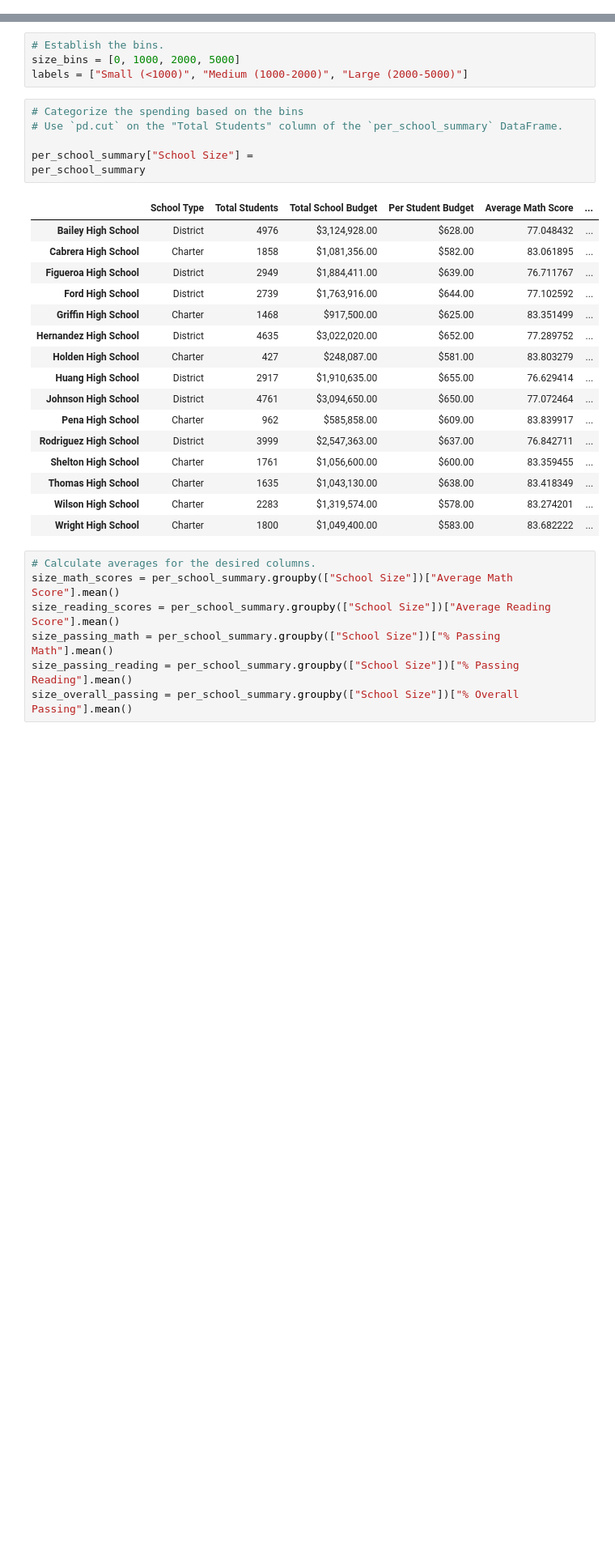
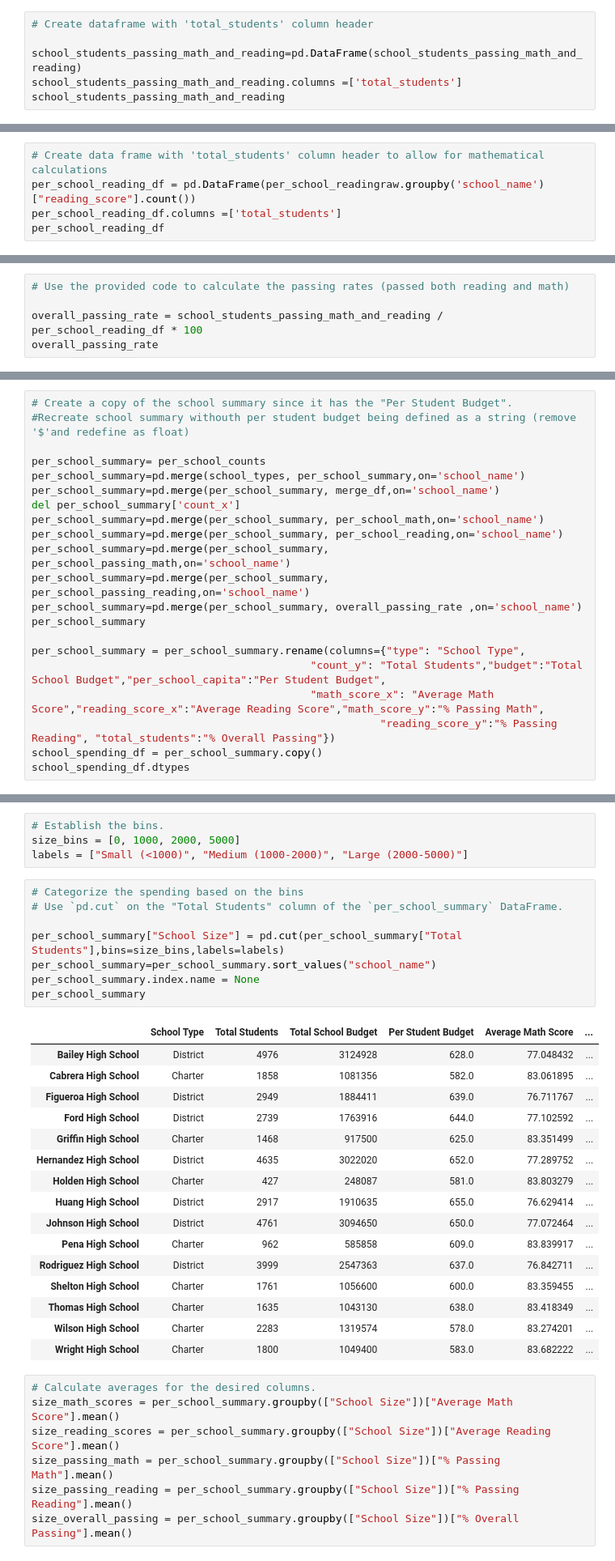
Before and after one commit to nooshi87/pandas-challenge, a Jupyter notebook: PyCitySchools/PyCitySchools_starter.ipynb, the cells around one changed output, grey strips where cells are left out. Shown at 81% size. Saved outputs shown, nothing was run; the diff lists cells and outputs as text; blank space fills up the shorter version.

```diff
--- a/PyCitySchools/PyCitySchools_starter.ipynb
+++ b/PyCitySchools/PyCitySchools_starter.ipynb
@@ -157,0 +431,6 @@ per_school_summary
+# %%
+# Create dataframe with 'total_students' column header
+
+school_students_passing_math_and_reading=pd.DataFrame(school_students_passing_math_and_reading)
+school_students_passing_math_and_reading.columns =['total_students']
+school_students_passing_math_and_reading
@@ -157,0 +455,5 @@ per_school_summary
+# %%
+# Create data frame with 'total_students' column header to allow for mathematical calculations
+per_school_reading_df = pd.DataFrame(per_school_readingraw.groupby('school_name')["reading_score"].count())
+per_school_reading_df.columns =['total_students']
+per_school_reading_df
@@ -157,0 +478,5 @@ per_school_summary
+# %%
+# Use the provided code to calculate the passing rates (passed both reading and math)
+
+overall_passing_rate = school_students_passing_math_and_reading /  per_school_reading_df * 100
+overall_passing_rate
@@ -273,0 +665,21 @@ school_spending_df = per_school_summary.copy()
+# %%
+# Create a copy of the school summary since it has the "Per Student Budget".
+#Recreate school summary withouth per student budget being defined as a string (remove '$'and redefine as float)
+
+per_school_summary= per_school_counts
+per_school_summary=pd.merge(school_types, per_school_summary,on='school_name')
+per_school_summary=pd.merge(per_school_summary, merge_df,on='school_name')
+del per_school_summary['count_x']
+per_school_summary=pd.merge(per_school_summary, per_school_math,on='school_name')
+per_school_summary=pd.merge(per_school_summary, per_school_reading,on='school_name')
+per_school_summary=pd.merge(per_school_summary, per_school_passing_math,on='school_name')
+per_school_summary=pd.merge(per_school_summary, per_school_passing_reading,on='school_name')
+per_school_summary=pd.merge(per_school_summary, overall_passing_rate ,on='school_name')
+per_school_summary
+
+per_school_summary = per_school_summary.rename(columns={"type": "School Type",
+                                            "count_y": "Total Students","budget":"Total School Budget","per_school_capita":"Per Student Budget",
+                                            "math_score_x": "Average Math Score","reading_score_x":"Average Reading Score","math_score_y":"% Passing Math",
+                                                       "reading_score_y":"% Passing Reading", "total_students":"% Overall Passing"})
+school_spending_df = per_school_summary.copy()
+school_spending_df.dtypes
@@ -321,26 +748,28 @@ labels = ["Small (<1000)", "Medium (1000-2000)", "Large (2000-5000)"]
 # %%
 # Categorize the spending based on the bins
 # Use `pd.cut` on the "Total Students" column of the `per_school_summary` DataFrame.
 
-per_school_summary["School Size"] =
+per_school_summary["School Size"] = pd.cut(per_school_summary["Total Students"],bins=size_bins,labels=labels)
+per_school_summary=per_school_summary.sort_values("school_name")
+per_school_summary.index.name = None
 per_school_summary
 # %% [output]
 |  | School Type | Total Students | Total School Budget | Per Student Budget | Average Math Score | ... |
-| Bailey High School | District | 4976 | $3,124,928.00 | $628.00 | 77.048432 | ... |
-| Cabrera High School | Charter | 1858 | $1,081,356.00 | $582.00 | 83.061895 | ... |
-| Figueroa High School | District | 2949 | $1,884,411.00 | $639.00 | 76.711767 | ... |
-| Ford High School | District | 2739 | $1,763,916.00 | $644.00 | 77.102592 | ... |
-| Griffin High School | Charter | 1468 | $917,500.00 | $625.00 | 83.351499 | ... |
-| Hernandez High School | District | 4635 | $3,022,020.00 | $652.00 | 77.289752 | ... |
-| Holden High School | Charter | 427 | $248,087.00 | $581.00 | 83.803279 | ... |
-| Huang High School | District | 2917 | $1,910,635.00 | $655.00 | 76.629414 | ... |
-| Johnson High School | District | 4761 | $3,094,650.00 | $650.00 | 77.072464 | ... |
-| Pena High School | Charter | 962 | $585,858.00 | $609.00 | 83.839917 | ... |
-| Rodriguez High School | District | 3999 | $2,547,363.00 | $637.00 | 76.842711 | ... |
-| Shelton High School | Charter | 1761 | $1,056,600.00 | $600.00 | 83.359455 | ... |
-| Thomas High School | Charter | 1635 | $1,043,130.00 | $638.00 | 83.418349 | ... |
-| Wilson High School | Charter | 2283 | $1,319,574.00 | $578.00 | 83.274201 | ... |
-| Wright High School | Charter | 1800 | $1,049,400.00 | $583.00 | 83.682222 | ... |
+| Bailey High School | District | 4976 | 3124928 | 628.0 | 77.048432 | ... |
+| Cabrera High School | Charter | 1858 | 1081356 | 582.0 | 83.061895 | ... |
+| Figueroa High School | District | 2949 | 1884411 | 639.0 | 76.711767 | ... |
+| Ford High School | District | 2739 | 1763916 | 644.0 | 77.102592 | ... |
+| Griffin High School | Charter | 1468 | 917500 | 625.0 | 83.351499 | ... |
+| Hernandez High School | District | 4635 | 3022020 | 652.0 | 77.289752 | ... |
+| Holden High School | Charter | 427 | 248087 | 581.0 | 83.803279 | ... |
+| Huang High School | District | 2917 | 1910635 | 655.0 | 76.629414 | ... |
+| Johnson High School | District | 4761 | 3094650 | 650.0 | 77.072464 | ... |
+| Pena High School | Charter | 962 | 585858 | 609.0 | 83.839917 | ... |
+| Rodriguez High School | District | 3999 | 2547363 | 637.0 | 76.842711 | ... |
+| Shelton High School | Charter | 1761 | 1056600 | 600.0 | 83.359455 | ... |
+| Thomas High School | Charter | 1635 | 1043130 | 638.0 | 83.418349 | ... |
+| Wilson High School | Charter | 2283 | 1319574 | 578.0 | 83.274201 | ... |
+| Wright High School | Charter | 1800 | 1049400 | 583.0 | 83.682222 | ... |
 # %%
 # Calculate averages for the desired columns.
 size_math_scores = per_school_summary.groupby(["School Size"])["Average Math Score"].mean()
```
Also changed, not shown: parts of 44 cells of this notebook, 1 other file.
